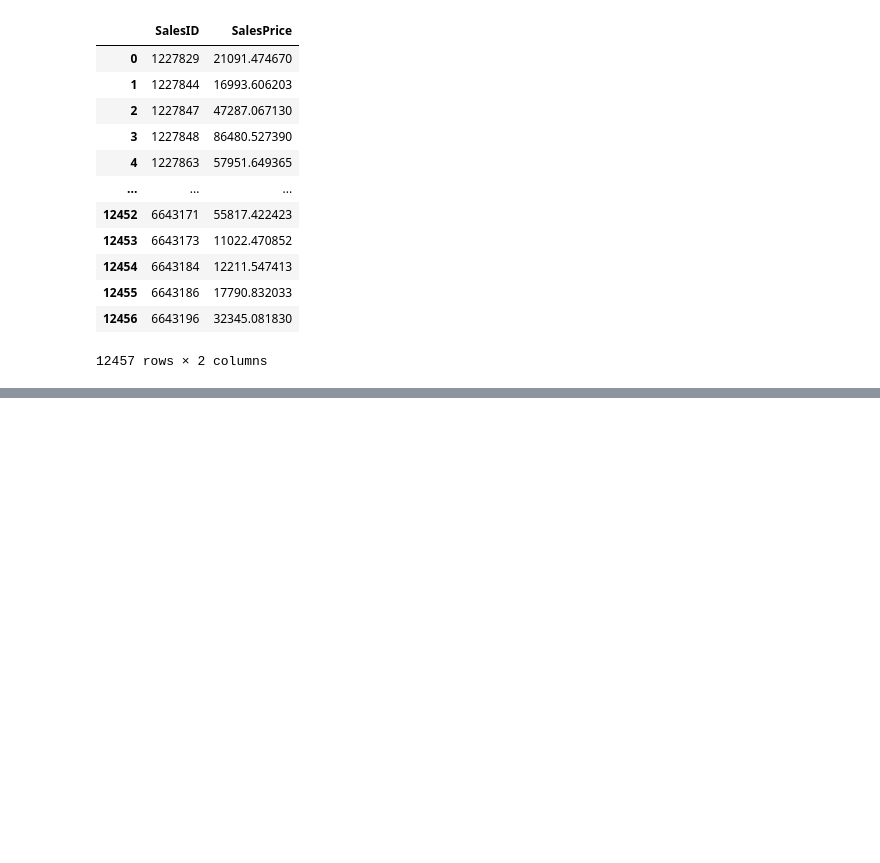
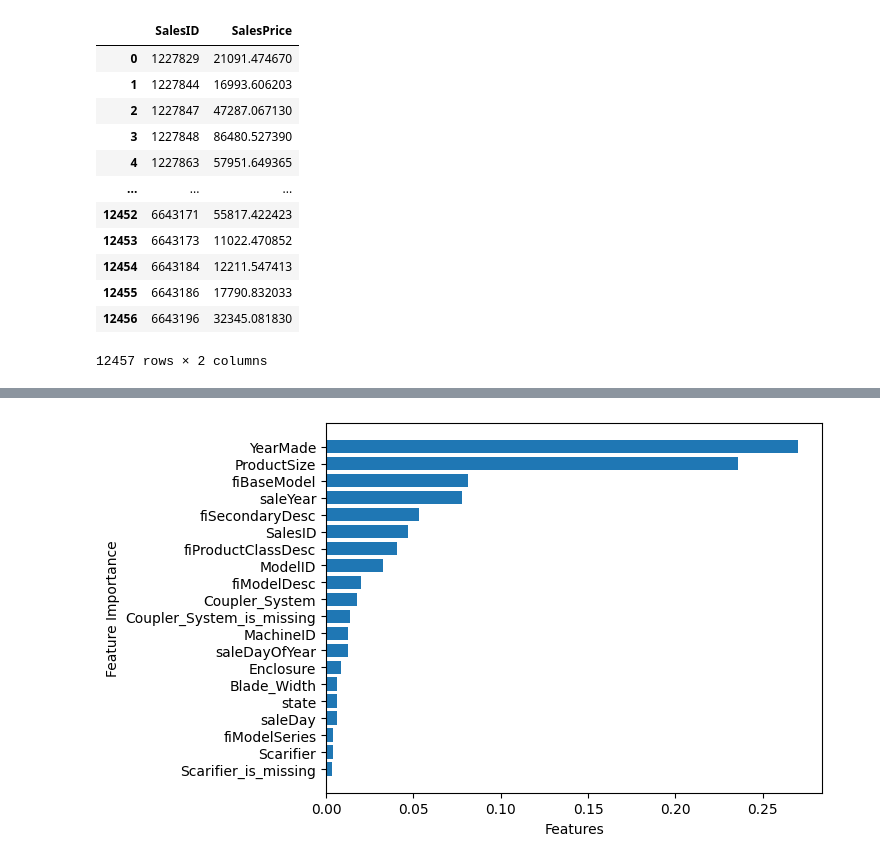
Before and after one commit to Abhi-pacific/bullDozer_price_prediction, a Jupyter notebook: bullDozer_price_prediction_code.ipynb, the cells around one changed output, grey strips where cells are left out. Saved outputs shown, nothing was run; the diff lists cells and outputs as text; code cells hidden in the pictures; blank space fills up the shorter version.

Commit message:
Feature Importance done

```diff
--- a/bullDozer_price_prediction_code.ipynb
+++ b/bullDozer_price_prediction_code.ipynb
@@ -1052,0 +1079,24 @@ df_preds.to_csv('/Users/abhishekchauhan/Learnings/Machine-learning-course/BullDo
+# %%
+# Helper funtion for ploting feature importance.
+
+def plot_features(columns,importance,n=20):
+    df = (pd.DataFrame(
+        {
+            'Features':columns,
+            'feature_importance':importance
+        }
+    ).sort_values('feature_importance',ascending=False).reset_index(drop=True)
+
+    )
+
+    # Plot the dataframe
+
+    fig,ax=plt.subplots()
+    ax.barh(df['Features'][:n],df['feature_importance'][:n])
+    ax.set_xlabel('Features')
+    ax.set_ylabel('Feature Importance')
+    ax.invert_yaxis()
+# %%
+plot_features(X_train.columns,best_model.feature_importances_,20)
+# %% [output]
+[figure, added]
```
Also changed, not shown: parts of 3 cells of this notebook.
